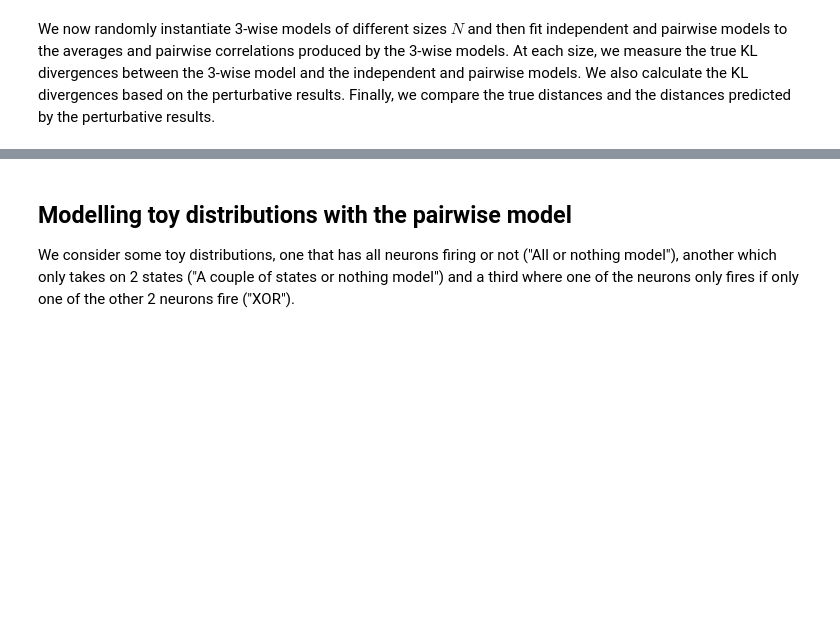
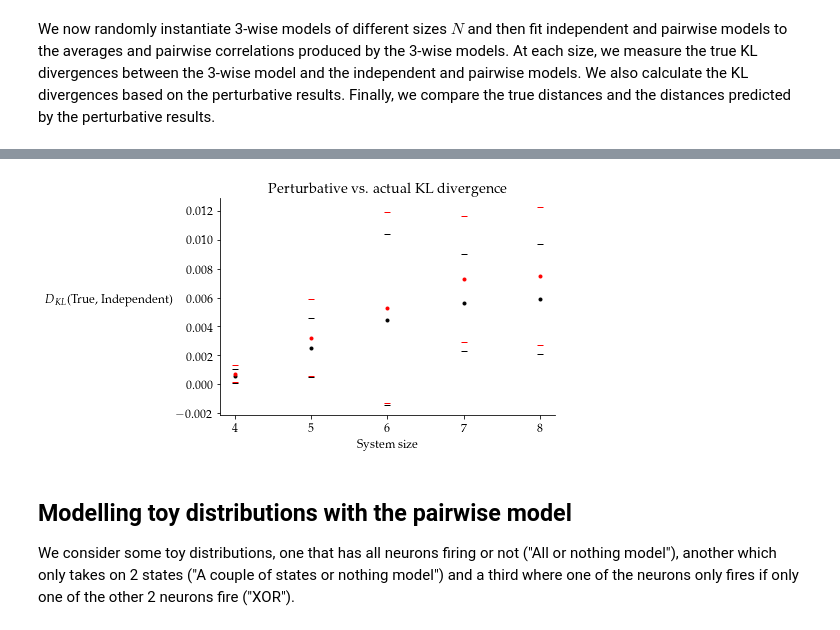
Before and after one commit to abramschon/Masters, a Jupyter notebook: PertRegime/PertRegime.ipynb, the cells around one changed output, grey strips where cells are left out. Saved outputs shown, nothing was run; the diff lists cells and outputs as text; code cells hidden in the pictures; blank space fills up the shorter version.

```diff
--- a/PertRegime/PertRegime.ipynb
+++ b/PertRegime/PertRegime.ipynb
@@ -260,3 +302,12 @@ plt.show()
+# %%
+plot_averages(Store_D_KL_ind)
+plot_averages(Store_PD_KL_ind,colour="red")
+plt.title("Perturbative vs. actual KL divergence")
+plt.xlabel("System size")
+plt.ylabel("$D_{KL}$(True, Independent)",rotation=0, ha="right")
+plt.show()
+# %% [output]
+[figure, added]
 # %% [markdown]
 ## Modelling toy distributions with the pairwise model
 
```
Also changed, not shown: parts of 12 cells of this notebook, 2 other files.
